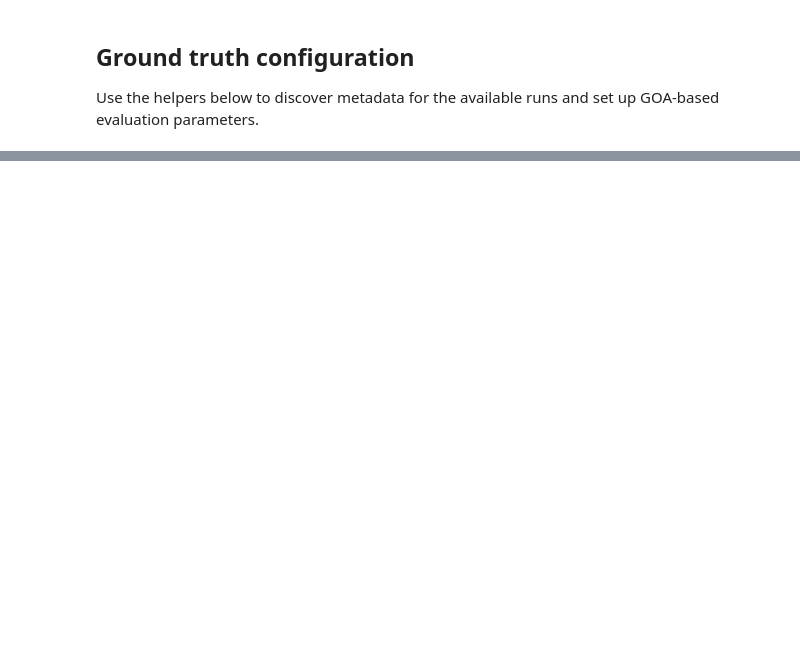
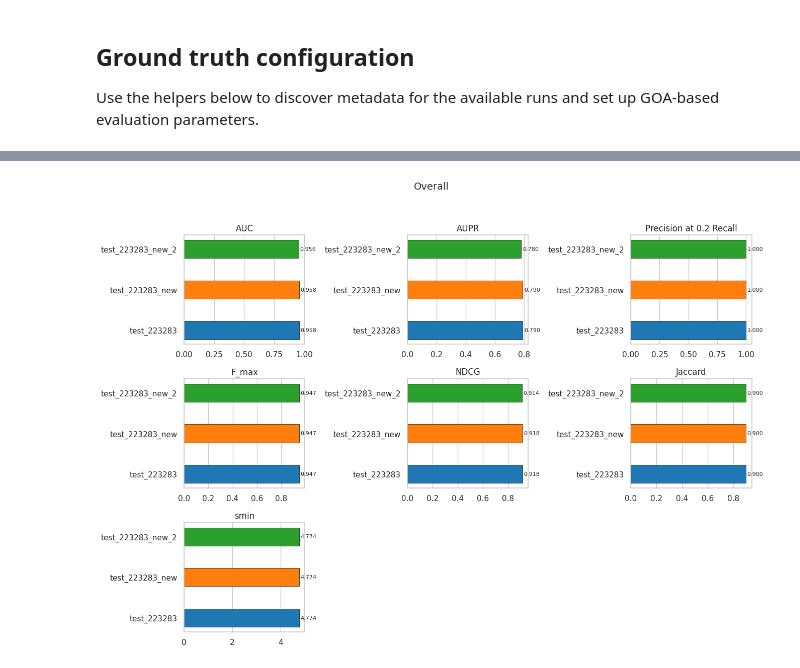
Before and after one commit to paccanarolab/S2F, a Jupyter notebook: performance_analysis.ipynb, the cells around one changed output, grey strips where cells are left out. Saved outputs shown, nothing was run; the diff lists cells and outputs as text; code cells hidden in the pictures; blank space fills up the shorter version.

Commit message:
Updating the notebook to show the metrics using a bar plot

```diff
--- a/performance_analysis.ipynb
+++ b/performance_analysis.ipynb
@@ -56,7 +74,7 @@ Edit `RUNS_TO_COMPARE` to focus on the runs you are interested in. By default th
 RUNS_TO_COMPARE = [
     'test_223283',
     'test_223283_new',
-    # 'test_223283_new_2',
+    'test_223283_new_2',
 ]
 
 RUNS_TO_COMPARE = [alias for alias in RUNS_TO_COMPARE if alias in AVAILABLE_RUNS]
@@ -303,7 +300,8 @@ def discover_run_metadata(run_config_paths):
     return metadata
 
 
-RUN_CONFIG_PATHS = sorted(Path('.').glob('run*.conf'))
+# RUN_CONFIG_PATHS = sorted(Path('.').glob('run*.conf'))
+RUN_CONFIG_PATHS = sorted(Path('.').glob('run_2232*.conf'))
 RUN_METADATA = discover_run_metadata(RUN_CONFIG_PATHS)
 
 metadata_table = pd.DataFrame(
@@ -332,8 +335,8 @@ GROUND_TRUTH_CONFIG = {
         'goa_path': FILTERED_GOA_PATH,
         'obo_path': DEFAULT_OBO_PATH,
         'evidence_codes': DEFAULT_EVIDENCE_CODES,
-        'min_annotations_per_protein': 3,
-        'term_frequency_range': (1, 1_000_000),
+        'min_annotations_per_protein': 1,
+        'term_frequency_range': (1, None),
     }
     for alias, meta in RUN_METADATA.items()
     if meta.get('taxon_id')
@@ -560,0 +600,82 @@ pd.DataFrame(EVALUATION_ERRORS) if EVALUATION_ERRORS else pd.DataFrame(columns=[
+# %%
+if metrics_df.empty:
+    raise ValueError('metrics_df is empty. Run the evaluation cell above first.')
+
+metrics_df = metrics_df.copy()
+metrics_df.index.name = 'alias'
+metrics_df.sort_index(inplace=True)
+
+aliases = metrics_df.index.tolist()
+if not aliases:
+    raise ValueError('No aliases found in metrics_df.')
+
+palette = sns.color_palette('tab10', n_colors=len(aliases))
+alias_colors = dict(zip(aliases, palette))
+
+block_specs = {
+    'Overall': lambda col: col.startswith('overall::'),
+    'Per gene': lambda col: 'per-gene' in col,
+    'Per term': lambda col: 'per-term' in col,
+}
+
+for block_title, selector in block_specs.items():
+    block_columns = [col for col in metrics_df.columns if selector(col)]
+    if not block_columns:
+        print(f'⚠️ No metrics found for {block_title}. Skipping.')
+        continue
+
+    block_data = metrics_df[block_columns]
+
+    def _clean_metric_name(name: str) -> str:
+        if '::' in name:
+            name = name.split('::', 1)[1]
+        name = name.replace(' per-gene', '').replace(' per-term', '')
+        return name
+
+    metric_names = [_clean_metric_name(col) for col in block_columns]
+    n_metrics = len(block_columns)
+    ncols = min(3, n_metrics)
+    nrows = int(np.ceil(n_metrics / ncols))
+
+    fig, axes = plt.subplots(nrows=nrows, ncols=ncols, figsize=(4.5 * ncols, 3.2 * nrows), squeeze=False)
+    fig.suptitle(f'{block_title}', fontsize=14)
+
+    bar_height = 0.45
+    y_positions = np.arange(len(aliases))
+
+    for idx, (col, metric_name) in enumerate(zip(block_columns, metric_names)):
+        ax = axes[idx // ncols][idx % ncols]
+        values = block_data[col].astype(float).reindex(aliases)
+        colors = [alias_colors[a] for a in aliases]
+        bars = ax.barh(y_positions, values, height=bar_height, color=colors, edgecolor='black', linewidth=0.5)
+
+        ax.set_title(metric_name)
+        # ax.set_ylabel('Alias')
+        # ax.set_xlabel(metric_name)
+        ax.set_yticks(y_positions)
+        ax.set_yticklabels(aliases)
+
+        max_abs = max(abs(values).max(), 1)
+        offset = 0.01 * max_abs
+        for rect, value in zip(bars, values):
+            y = rect.get_y() + rect.get_height() / 2
+            if value >= 0:
+                ax.text(value + offset, y, f'{value:.3f}', va='center', ha='left', fontsize=8)
+            else:
+                ax.text(value - offset, y, f'{value:.3f}', va='center', ha='right', fontsize=8)
+
+    total_axes = nrows * ncols
+    for j in range(n_metrics, total_axes):
+        fig.delaxes(axes[j // ncols][j % ncols])
+
+    handles = [
+        plt.Line2D([0], [0], marker='s', color='w', markerfacecolor=alias_colors[alias],
+                   markeredgecolor='black', markersize=8, label=alias)
+        for alias in aliases
+    ]
+    # fig.legend(handles=handles, loc='upper right', title='Alias', frameon=False)
+    fig.tight_layout(rect=[0, 0, 1, 0.95])
+
+plt.show()
+# %% [output]
+[figure, added]
```
Also changed, not shown: parts of 17 cells of this notebook.
